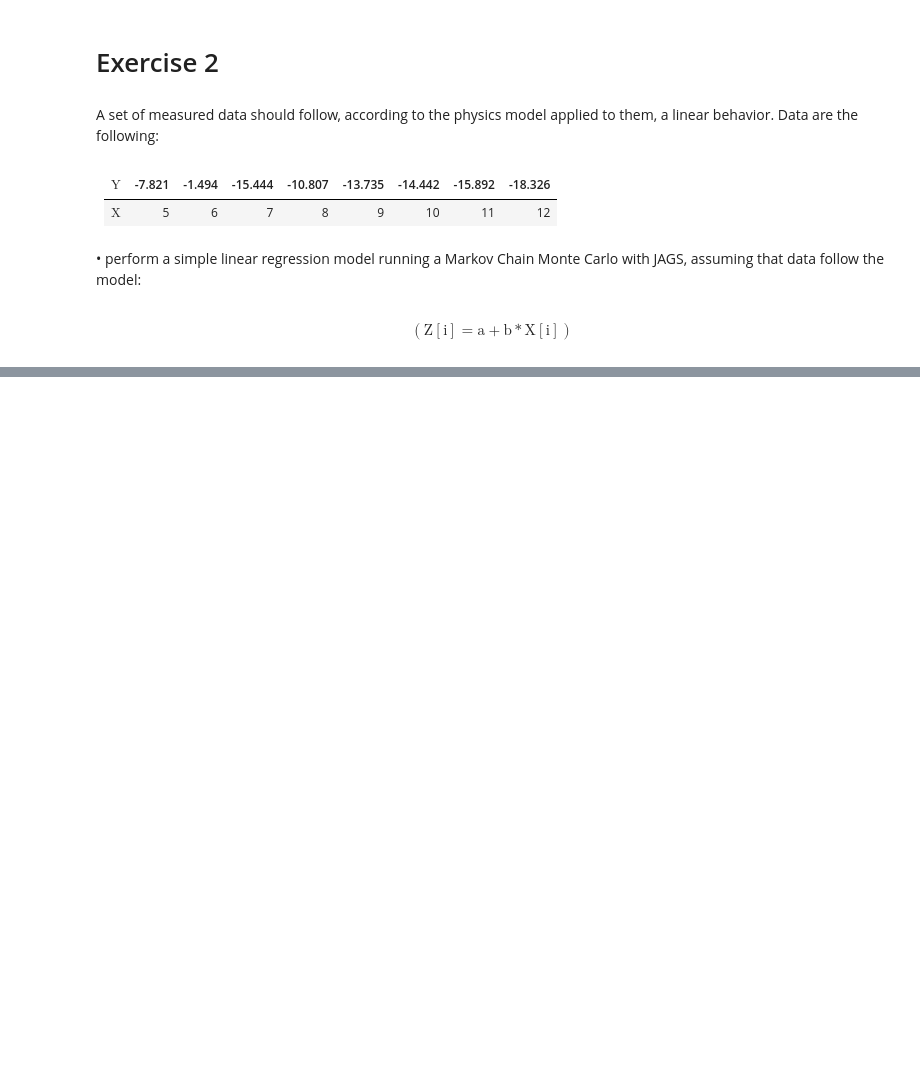
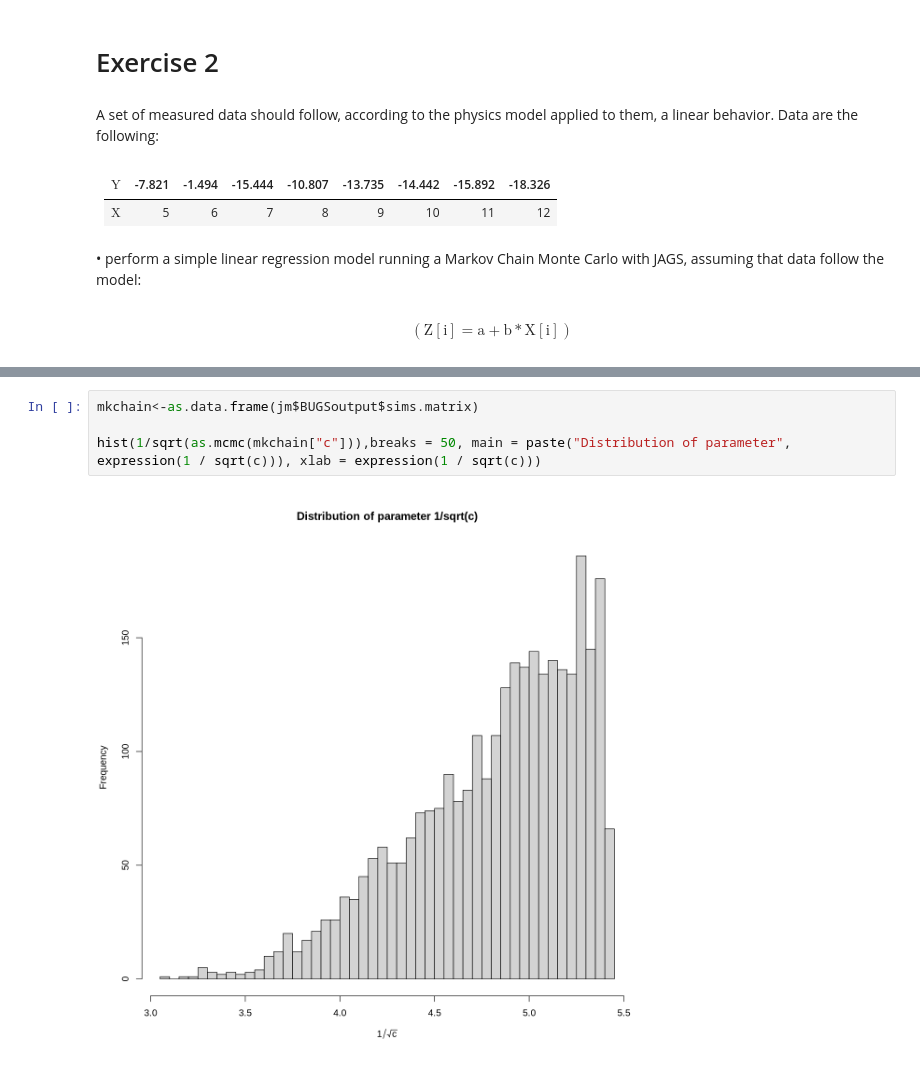
Before and after one commit to pietromalagoli/asp, a Jupyter notebook: code/lab05/Malagoli_Pietro_RLab05.ipynb, the cells around one changed output, grey strips where cells are left out. Drawn from its saved outputs; the diff is of its cells as text; blank space fills up the shorter version.

```diff
--- a/code/lab05/Malagoli_Pietro_RLab05.ipynb
+++ b/code/lab05/Malagoli_Pietro_RLab05.ipynb
@@ -229,0 +312,6 @@ $$
+# %%
+mkchain<-as.data.frame(jm$BUGSoutput$sims.matrix)
+
+hist(1/sqrt(as.mcmc(mkchain["c"])),breaks = 50, main = paste("Distribution of parameter", expression(1 / sqrt(c))), xlab = expression(1 / sqrt(c)))
+# %% [output]
+[figure, added]
```
Also changed, not shown: parts of 12 cells of this notebook, 1 other file.
